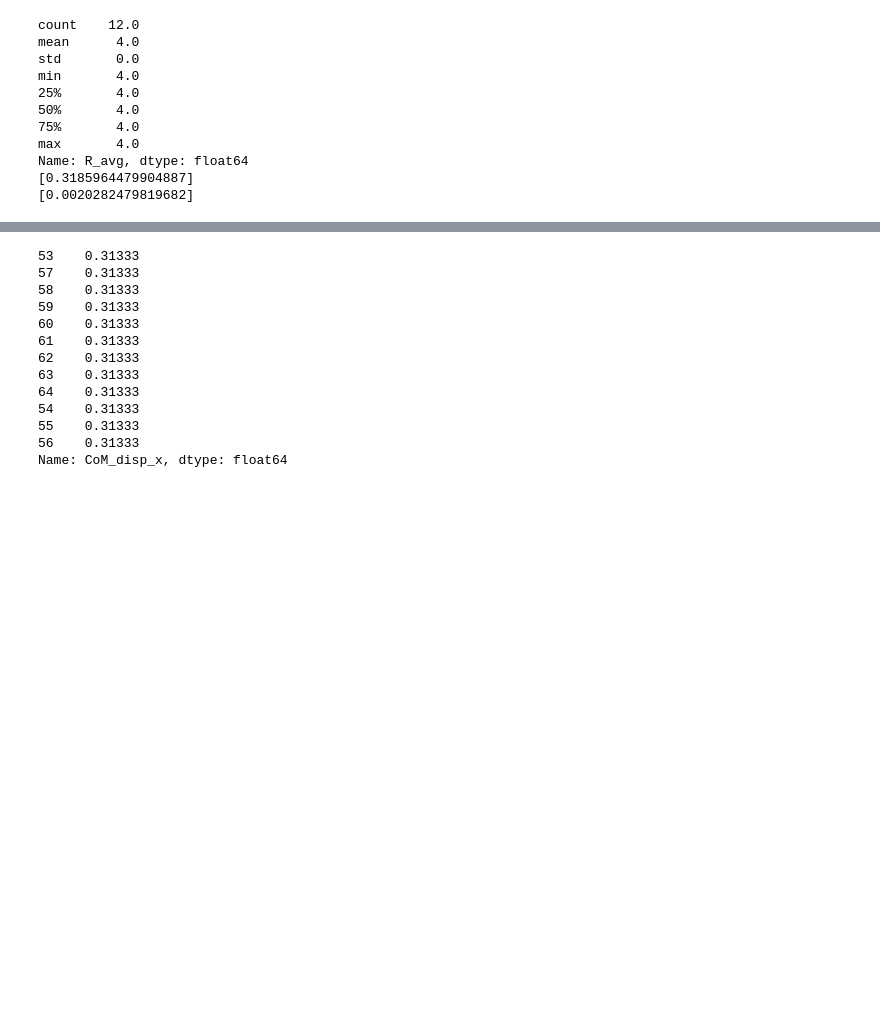
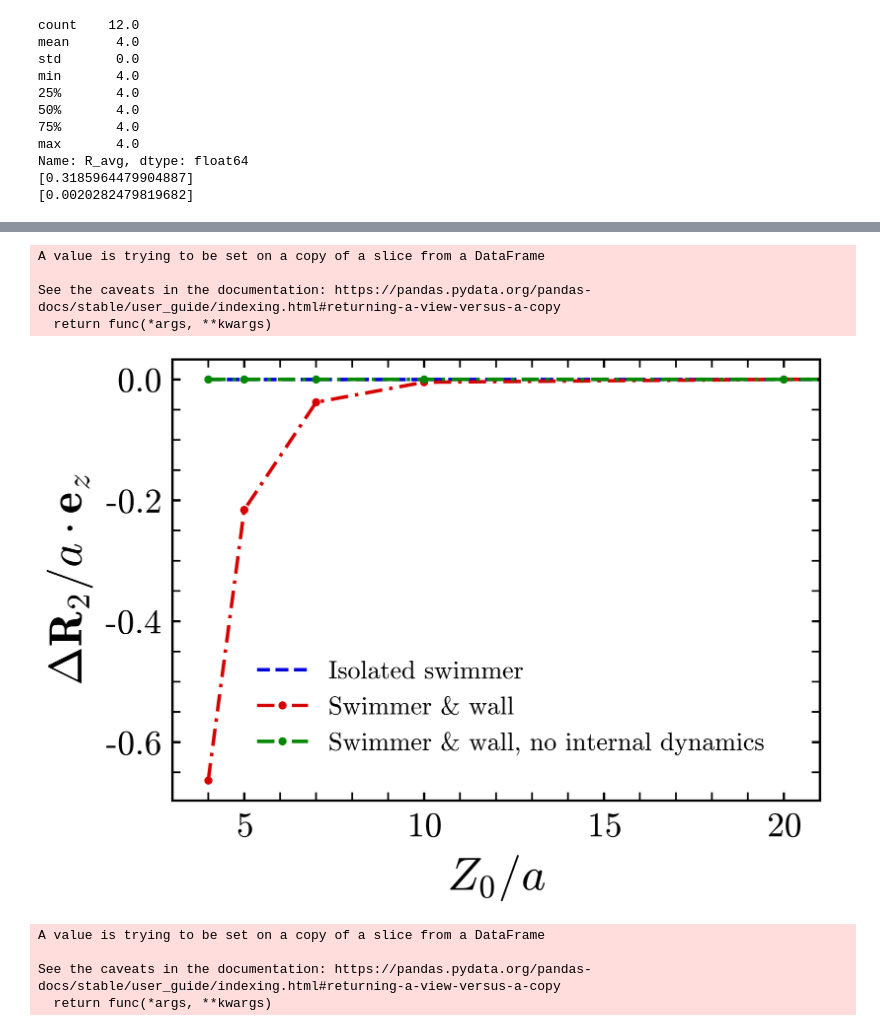
Before and after one commit to alec-glisman/Swimming-in-Potential-Flow, a Jupyter notebook: jupyter_notebooks/internal_dynamics_comparison.ipynb, the cells around one changed output, grey strips where cells are left out. Saved outputs shown, nothing was run; the diff lists cells and outputs as text; code cells hidden in the pictures; blank space fills up the shorter version.

```diff
--- a/jupyter_notebooks/internal_dynamics_comparison.ipynb
+++ b/jupyter_notebooks/internal_dynamics_comparison.ipynb
@@ -139,16 +137,62 @@ See the caveats in the documentation: https://pandas.pydata.org/pandas-docs/stab
-# %%
-csw_noint_vary_z['CoM_disp_x']
-# %% [output]
-53    0.31333
-57    0.31333
-58    0.31333
-59    0.31333
-60    0.31333
-61    0.31333
-62    0.31333
-63    0.31333
-64    0.31333
-54    0.31333
-55    0.31333
-56    0.31333
-Name: CoM_disp_x, dtype: float64
+# %%
+# Prepare data for plot
+csw_noint_vary_z.sort_values(by='Z_0', inplace=True)
+csw_vary_z.sort_values(by='Z_0', inplace=True)
+
+# PLOT: CoM displacement along z-axis (initial attraction direction) for varying Z-height
+numLines = 3
+CoM_z_disp_plot = PlotStyling(numLines,
+                              r"$Z_{0} / a$", r"$\Delta \mathbf{R}_{2} /a \cdot \mathbf{e}_{z}$",
+                              title=None, loglog=False,
+                              outputDir=output_dir, figName="com_z_disp_comp",
+                              eps=eps_output, continuousColors=False)
+CoM_z_disp_plot.make_plot(showPlot=True)
+CoM_z_disp_plot.curve([4.0, 200.0], [0.0, 0.0],
+                      thin_curve=False, dashed_curve=True, zorder=0, label="Isolated swimmer")
+CoM_z_disp_plot.scatter_dashed(csw_vary_z['Z_0'], csw_vary_z['CoM_disp_z'],
+                               marker=None, zorder=1, label="Swimmer & wall")
+CoM_z_disp_plot.scatter_dashed(csw_noint_vary_z['Z_0'], csw_noint_vary_z['CoM_disp_z'],
+                               marker=None, zorder=2, label="Swimmer & wall, no internal dynamics")
+CoM_z_disp_plot.set_major_minor_ticks(
+    xMajorLoc=5, xMinorLoc=1, yMajorLoc=0.2, yMinorLoc=0.05)
+CoM_z_disp_plot.ax.set_xlim([3, 21])
+CoM_z_disp_plot.legend(title=None, loc='best',
+                       bbox_to_anchor=(0.05, 0.05, 0.9, 0.9), ncol=1)
+CoM_z_disp_plot.save_plot()
+# %% [output]
+A value is trying to be set on a copy of a slice from a DataFrame
+
+See the caveats in the documentation: https://pandas.pydata.org/pandas-docs/stable/user_guide/indexing.html#returning-a-view-versus-a-copy
+  return func(*args, **kwargs)
+[figure, added]
+# %%
+# Prepare data for plot
+csw_noint_vary_z.sort_values(by='Z_0', inplace=True)
+csw_vary_z.sort_values(by='Z_0', inplace=True)
+
+# PLOT: CoM displacement along z-axis (initial attraction direction) for varying Z-height
+numLines = 3
+theta_disp_plot = PlotStyling(numLines,
+                              r"$Z_{0} / a$", r"$\Delta \theta / (2 \pi)$",
+                              title=None, loglog=False,
+                              outputDir=output_dir, figName="ang_disp_comp",
+                              eps=eps_output, continuousColors=False)
+theta_disp_plot.make_plot(showPlot=True)
+theta_disp_plot.curve([4.0, 200.0], [0.0, 0.0],
+                      thin_curve=False, dashed_curve=True, zorder=0, label="Isolated swimmer")
+theta_disp_plot.scatter_dashed(csw_vary_z['Z_0'], csw_vary_z['final_theta'] / (2.0 * np.pi),
+                               marker=None, zorder=1, label="Swimmer & wall")
+theta_disp_plot.scatter_dashed(csw_noint_vary_z['Z_0'], csw_noint_vary_z['final_theta'] / (2.0 * np.pi),
+                               marker=None, zorder=2, label="Swimmer & wall, no internal dynamics")
+theta_disp_plot.set_major_minor_ticks(
+    xMajorLoc=5, xMinorLoc=1, yMajorLoc=0.001, yMinorLoc=0.0005)
+theta_disp_plot.ax.set_xlim([3, 21])
+theta_disp_plot.set_yaxis_scientific()
+theta_disp_plot.legend(title=None, loc='best',
+                       bbox_to_anchor=(0.05, 0.05, 0.9, 0.9), ncol=1)
+theta_disp_plot.save_plot()
+# %% [output]
+A value is trying to be set on a copy of a slice from a DataFrame
+
+See the caveats in the documentation: https://pandas.pydata.org/pandas-docs/stable/user_guide/indexing.html#returning-a-view-versus-a-copy
+  return func(*args, **kwargs)
```
Also changed, not shown: parts of 2 cells of this notebook.
